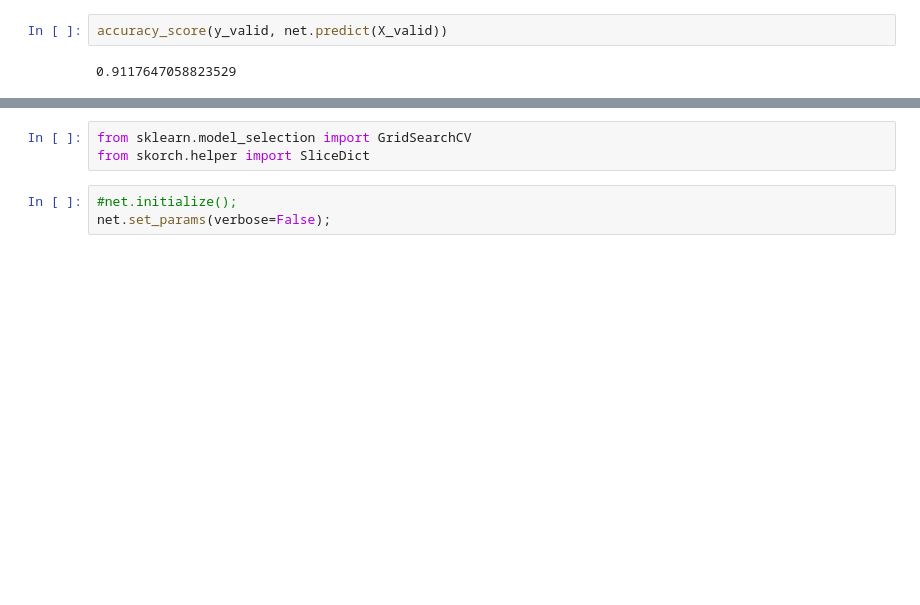
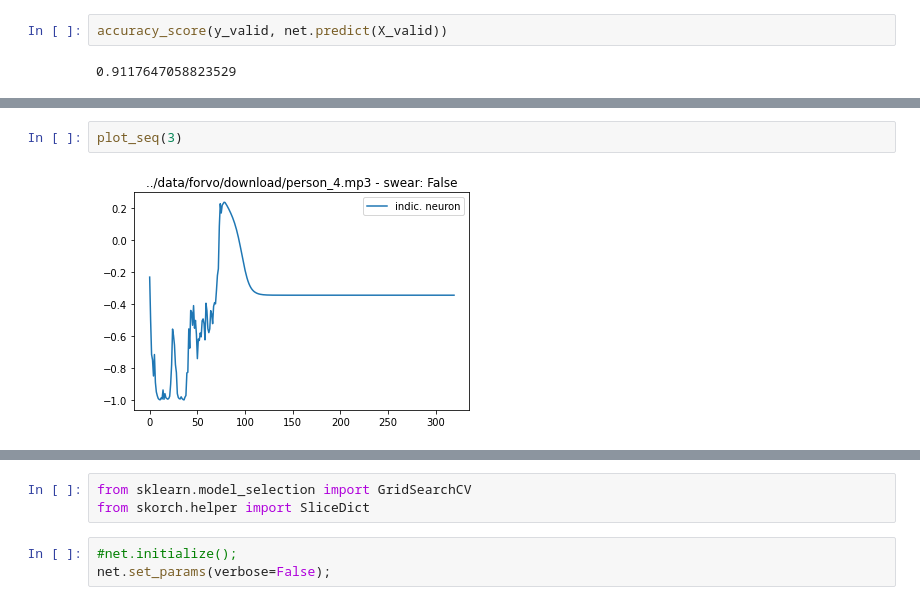
Before and after one commit to deepestcyber/noswear, a Jupyter notebook: notebooks/binary_recognition_binclass.ipynb, the cells around one changed output, grey strips where cells are left out. Cells and saved outputs as stored; diff of their text form; blank space fills up the shorter version.

```diff
--- a/notebooks/binary_recognition_binclass.ipynb
+++ b/notebooks/binary_recognition_binclass.ipynb
@@ -260,0 +321,4 @@ accuracy_score(y_valid, net.predict(X_valid))
+# %%
+plot_seq(3)
+# %% [output]
+[figure, added]
```
Also changed, not shown: parts of 28 cells of this notebook, 3 other files.
